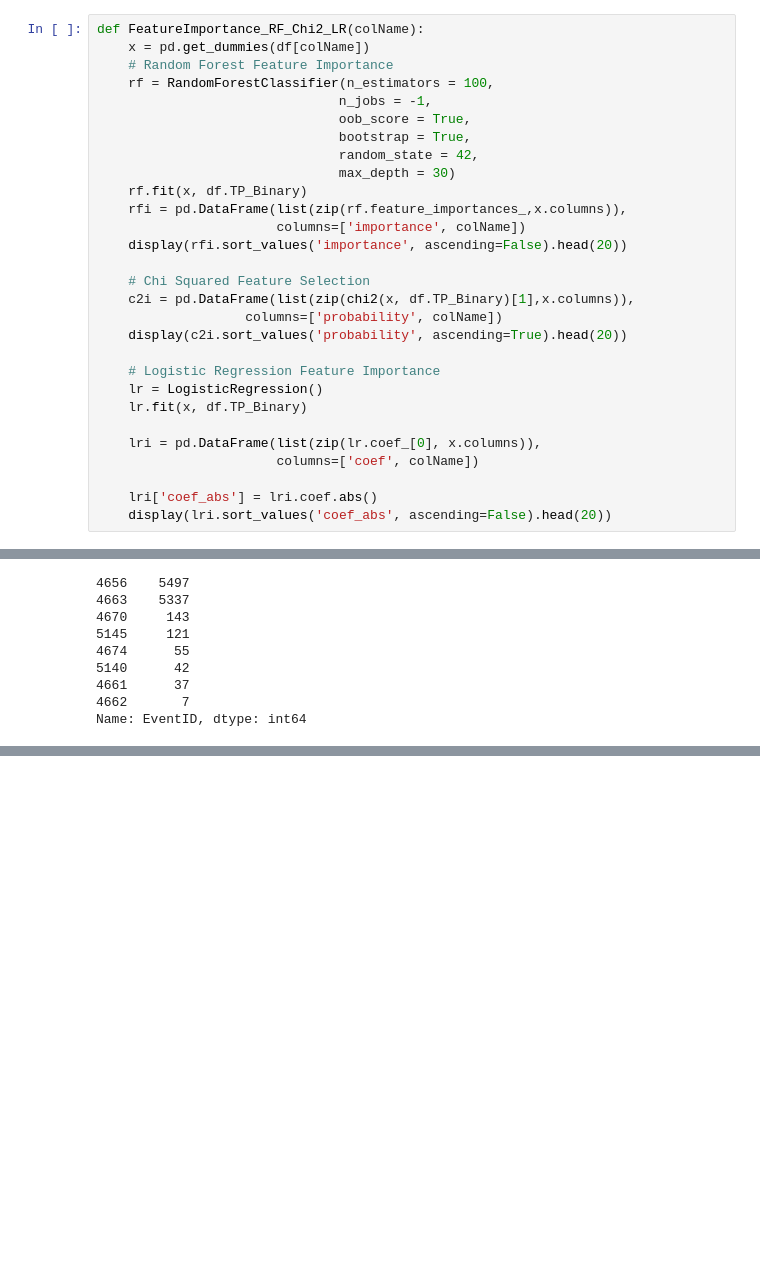
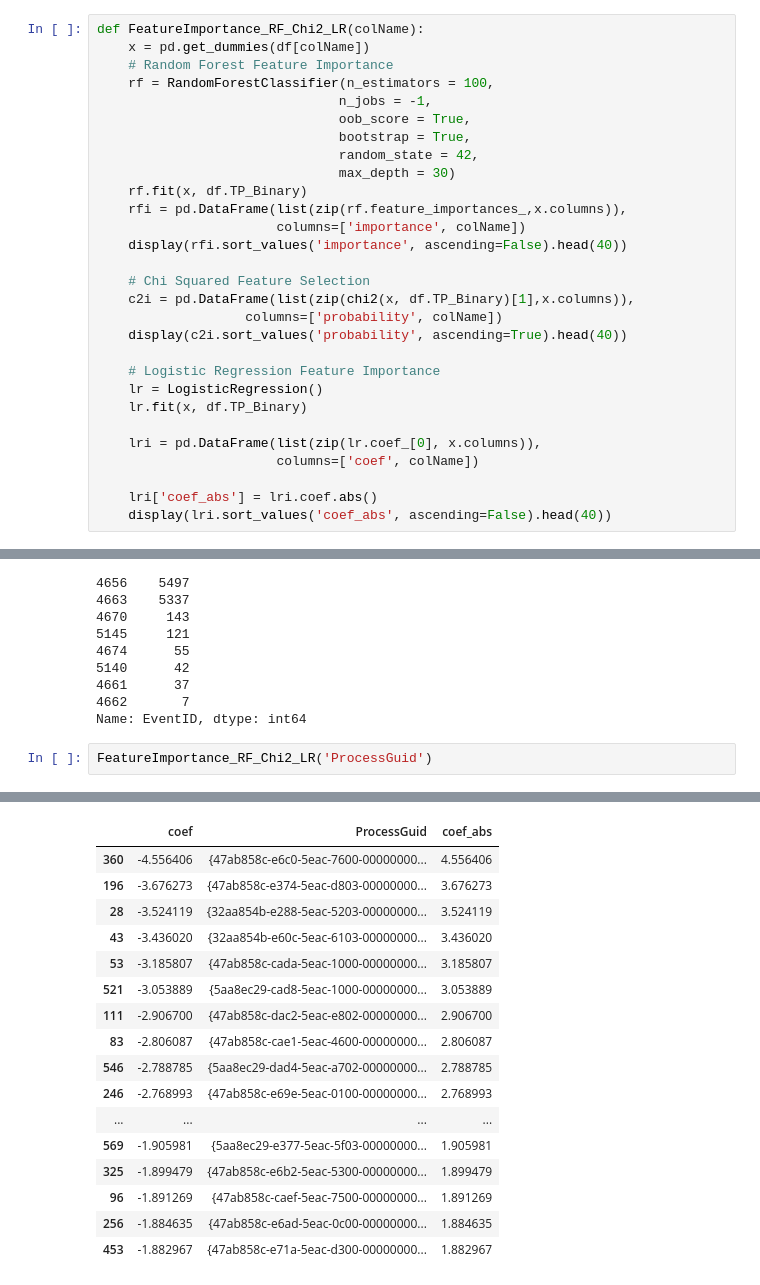
Before and after one commit to zulu8/graph_msc, a Jupyter notebook: Feature_Selection_Pandas_RF_Chi_LR.ipynb, the cells around one changed output, grey strips where cells are left out. Cells and saved outputs as stored; diff of their text form; blank space fills up the shorter version.

```diff
--- a/Feature_Selection_Pandas_RF_Chi_LR.ipynb
+++ b/Feature_Selection_Pandas_RF_Chi_LR.ipynb
@@ -303,12 +306,12 @@ def FeatureImportance_RF_Chi2_LR(colName):
     rf.fit(x, df.TP_Binary)
     rfi = pd.DataFrame(list(zip(rf.feature_importances_,x.columns)),
                        columns=['importance', colName])
-    display(rfi.sort_values('importance', ascending=False).head(20))
+    display(rfi.sort_values('importance', ascending=False).head(40))
 
     # Chi Squared Feature Selection
     c2i = pd.DataFrame(list(zip(chi2(x, df.TP_Binary)[1],x.columns)),
                    columns=['probability', colName])
-    display(c2i.sort_values('probability', ascending=True).head(20))
+    display(c2i.sort_values('probability', ascending=True).head(40))
 
     # Logistic Regression Feature Importance
     lr = LogisticRegression()
@@ -318,7 +321,7 @@ def FeatureImportance_RF_Chi2_LR(colName):
                        columns=['coef', colName])
 
     lri['coef_abs'] = lri.coef.abs()
-    display(lri.sort_values('coef_abs', ascending=False).head(20))
+    display(lri.sort_values('coef_abs', ascending=False).head(40))
 # %%
 FeatureImportance_RF_Chi2_LR('ObjectType')
 # %% [output]
@@ -385,3 +388,6 @@ df[df.ObjectType.notnull()].EventID.value_counts()
 4661      37
 4662       7
 Name: EventID, dtype: int64
+# %%
+FeatureImportance_RF_Chi2_LR('ProcessGuid')
+# %% [output]
@@ -387,0 +428,17 @@ Name: EventID, dtype: int64
+|  | coef | ProcessGuid | coef_abs |
+| 360 | -4.556406 | {47ab858c-e6c0-5eac-7600-00000000... | 4.556406 |
+| 196 | -3.676273 | {47ab858c-e374-5eac-d803-00000000... | 3.676273 |
+| 28 | -3.524119 | {32aa854b-e288-5eac-5203-00000000... | 3.524119 |
+| 43 | -3.436020 | {32aa854b-e60c-5eac-6103-00000000... | 3.436020 |
+| 53 | -3.185807 | {47ab858c-cada-5eac-1000-00000000... | 3.185807 |
+| 521 | -3.053889 | {5aa8ec29-cad8-5eac-1000-00000000... | 3.053889 |
+| 111 | -2.906700 | {47ab858c-dac2-5eac-e802-00000000... | 2.906700 |
+| 83 | -2.806087 | {47ab858c-cae1-5eac-4600-00000000... | 2.806087 |
+| 546 | -2.788785 | {5aa8ec29-dad4-5eac-a702-00000000... | 2.788785 |
+| 246 | -2.768993 | {47ab858c-e69e-5eac-0100-00000000... | 2.768993 |
+| ... | ... | ... | ... |
+| 569 | -1.905981 | {5aa8ec29-e377-5eac-5f03-00000000... | 1.905981 |
+| 325 | -1.899479 | {47ab858c-e6b2-5eac-5300-00000000... | 1.899479 |
+| 96 | -1.891269 | {47ab858c-caef-5eac-7500-00000000... | 1.891269 |
+| 256 | -1.884635 | {47ab858c-e6ad-5eac-0c00-00000000... | 1.884635 |
+| 453 | -1.882967 | {47ab858c-e71a-5eac-d300-00000000... | 1.882967 |
```
Also changed, not shown: parts of 2 cells of this notebook, 4 other files.
